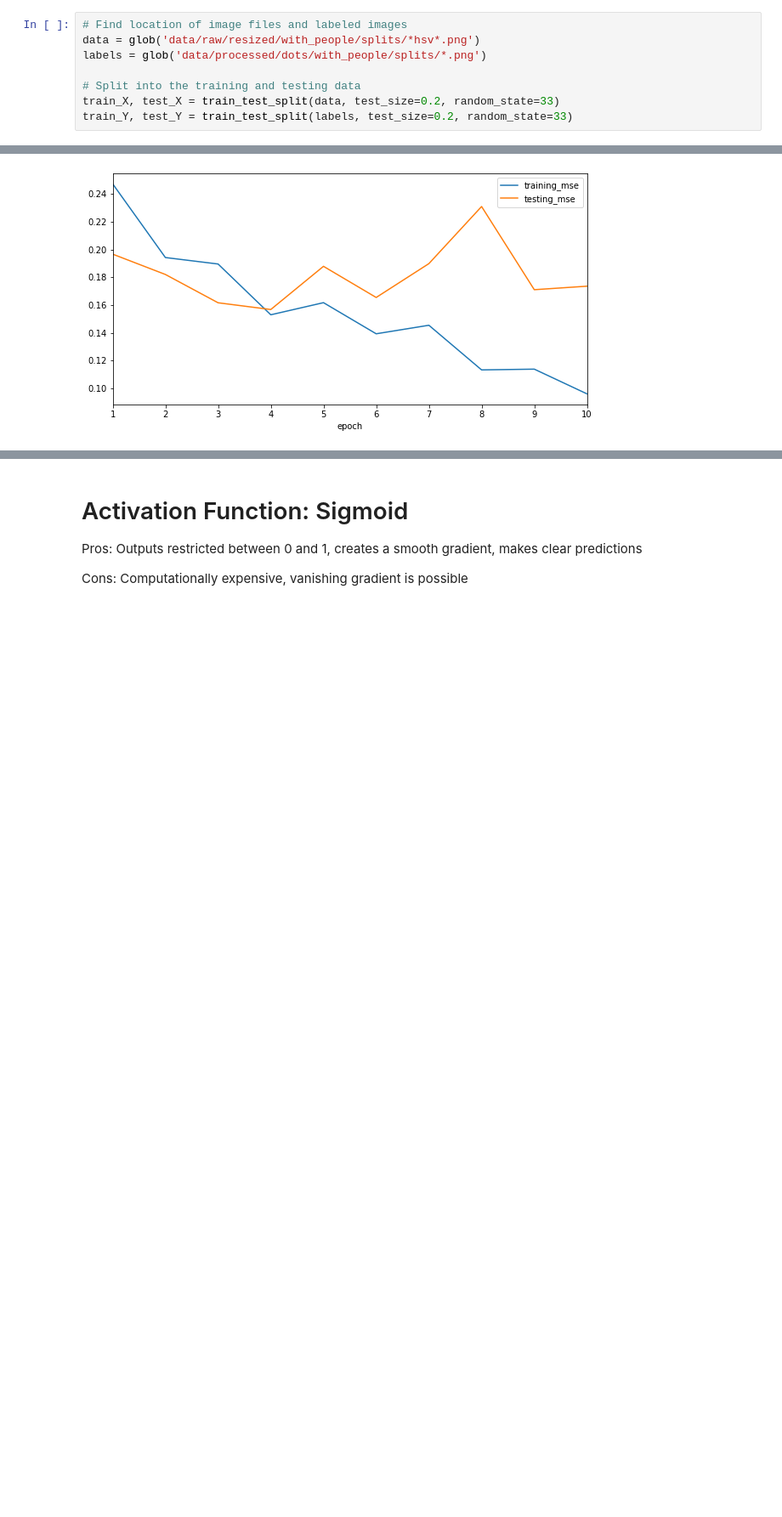
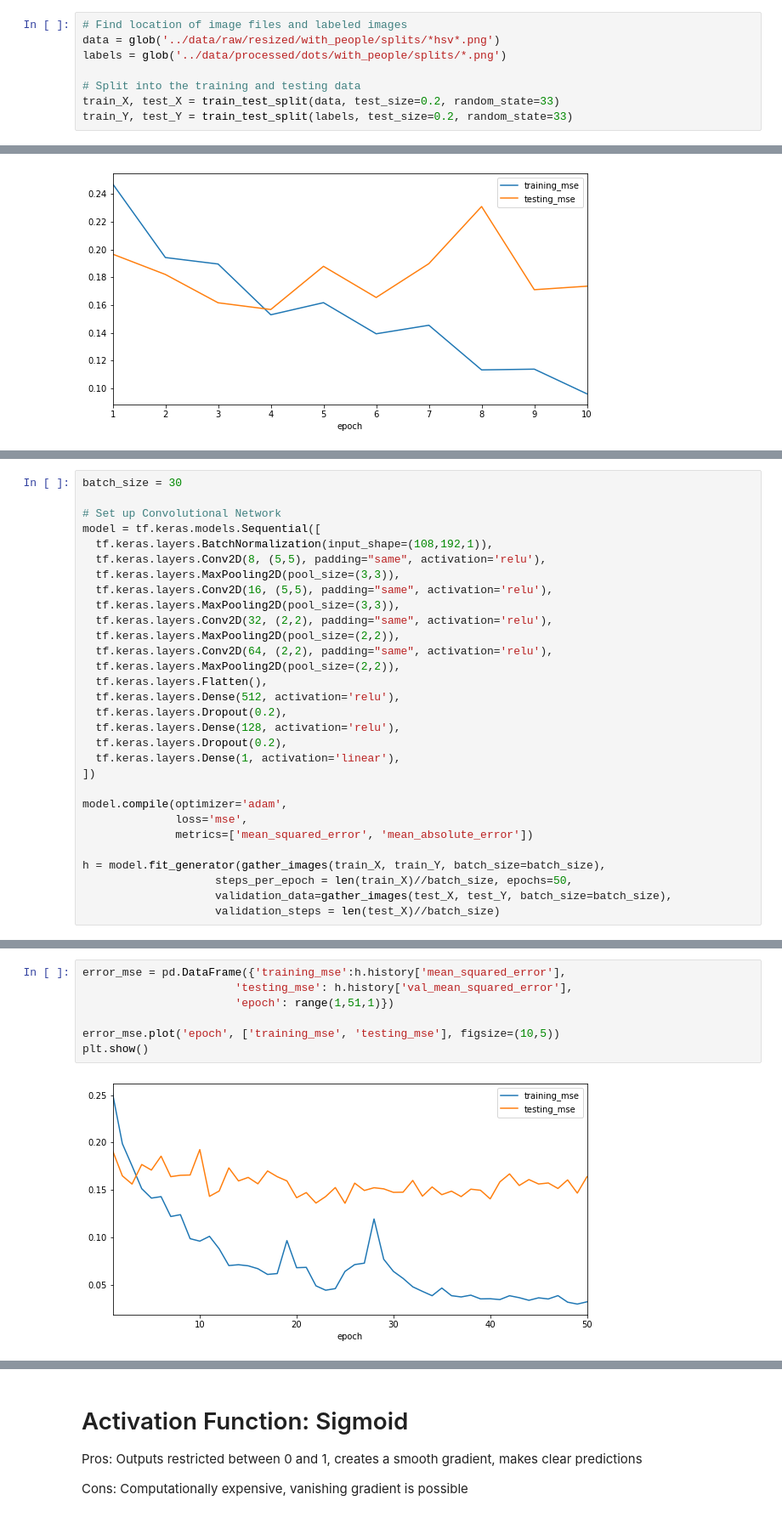
Before and after one commit to echelleburns/SpringBoard-Capstone2, a Jupyter notebook: Neural_Network/Choosing_Models-Activator_Functions.ipynb, the cells around one changed output, grey strips where cells are left out. Shown at 85% size. Cells and saved outputs as stored; diff of their text form; blank space fills up the shorter version.

```diff
--- a/Neural_Network/Choosing_Models-Activator_Functions.ipynb
+++ b/Neural_Network/Choosing_Models-Activator_Functions.ipynb
@@ -44,8 +42,8 @@ interpreter: 64bit
 Git hash   :
 # %%
 # Find location of image files and labeled images
-data = glob('data/raw/resized/with_people/splits/*hsv*.png')
-labels = glob('data/processed/dots/with_people/splits/*.png')
+data = glob('../data/raw/resized/with_people/splits/*hsv*.png')
+labels = glob('../data/processed/dots/with_people/splits/*.png')
 
 # Split into the training and testing data
 train_X, test_X = train_test_split(data, test_size=0.2, random_state=33)
@@ -149,0 +150,30 @@ plt.show()
+# %%
+batch_size = 30
+
+# Set up Convolutional Network
+model = tf.keras.models.Sequential([
+  tf.keras.layers.BatchNormalization(input_shape=(108,192,1)),
+  tf.keras.layers.Conv2D(8, (5,5), padding="same", activation='relu'),
+  tf.keras.layers.MaxPooling2D(pool_size=(3,3)),
+  tf.keras.layers.Conv2D(16, (5,5), padding="same", activation='relu'),
+  tf.keras.layers.MaxPooling2D(pool_size=(3,3)),
+  tf.keras.layers.Conv2D(32, (2,2), padding="same", activation='relu'),
+  tf.keras.layers.MaxPooling2D(pool_size=(2,2)),
+  tf.keras.layers.Conv2D(64, (2,2), padding="same", activation='relu'),
+  tf.keras.layers.MaxPooling2D(pool_size=(2,2)),
+  tf.keras.layers.Flatten(),
+  tf.keras.layers.Dense(512, activation='relu'),
+  tf.keras.layers.Dropout(0.2),
+  tf.keras.layers.Dense(128, activation='relu'),
+  tf.keras.layers.Dropout(0.2),
+  tf.keras.layers.Dense(1, activation='linear'),
+])
+
+model.compile(optimizer='adam',
+              loss='mse',
+              metrics=['mean_squared_error', 'mean_absolute_error'])
+
+h = model.fit_generator(gather_images(train_X, train_Y, batch_size=batch_size),
+                    steps_per_epoch = len(train_X)//batch_size, epochs=50,
+                    validation_data=gather_images(test_X, test_Y, batch_size=batch_size),
+                    validation_steps = len(test_X)//batch_size)
@@ -149,0 +198,9 @@ plt.show()
+# %%
+error_mse = pd.DataFrame({'training_mse':h.history['mean_squared_error'],
+                       'testing_mse': h.history['val_mean_squared_error'],
+                       'epoch': range(1,51,1)})
+
+error_mse.plot('epoch', ['training_mse', 'testing_mse'], figsize=(10,5))
+plt.show()
+# %% [output]
+[figure, added]
```
Also changed, not shown: parts of 7 cells of this notebook.
